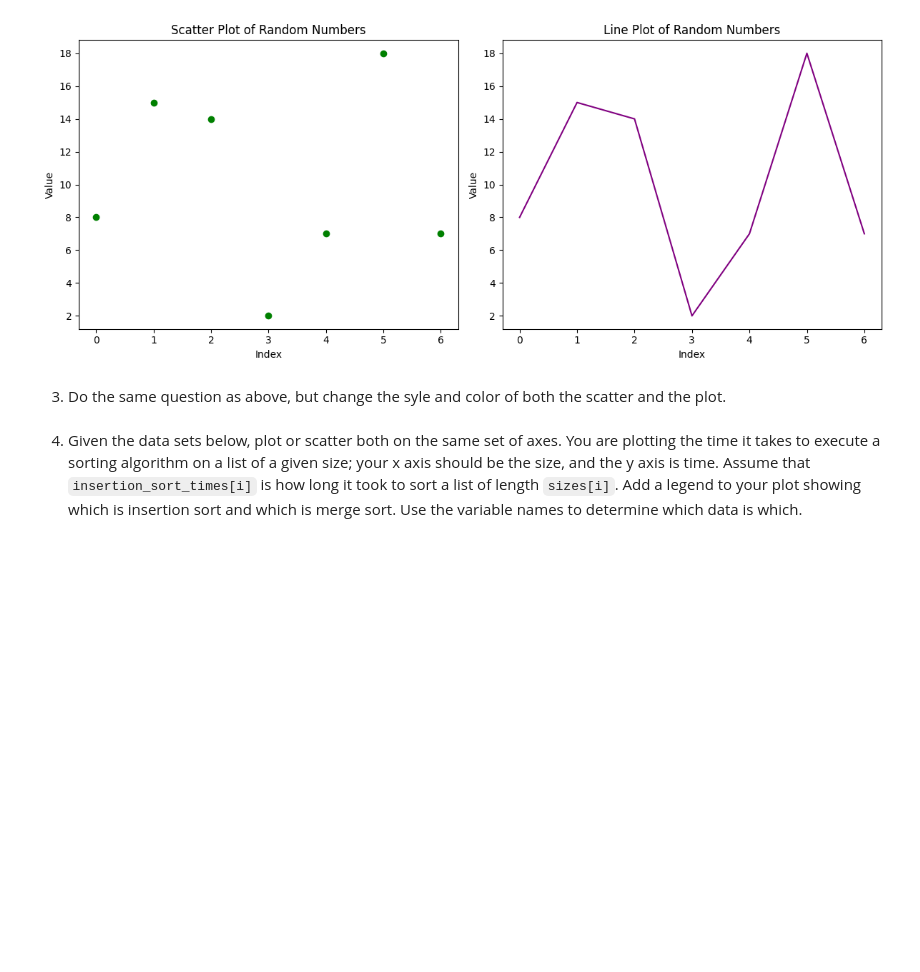
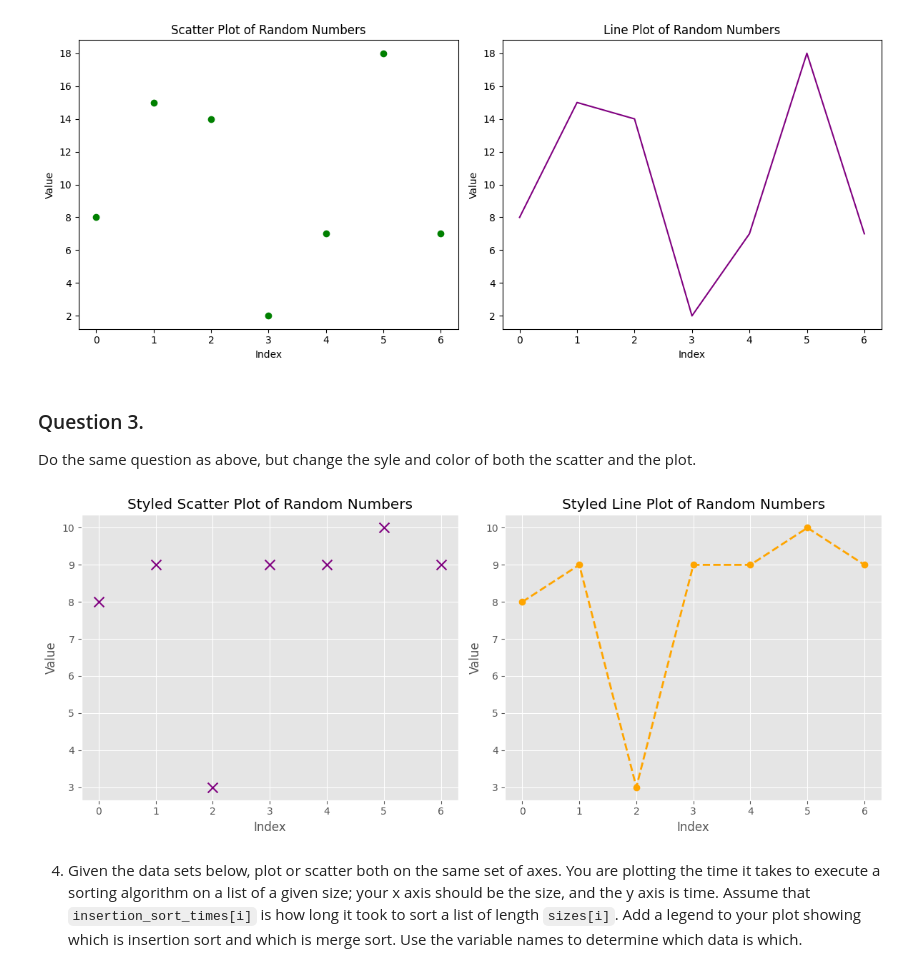
Before and after one commit to S572396/Ruiz, a Jupyter notebook: pyplot3.ipynb, the cells around one changed output. Drawn from its saved outputs; the diff is of its cells as text; code cells hidden in the pictures; blank space fills up the shorter version.

Commit message:
question 3 complete

```diff
--- a/pyplot3.ipynb
+++ b/pyplot3.ipynb
@@ -118,7 +118,39 @@ plt.show()
 # %% [output]
 [figure]
 # %% [markdown]
-3. Do the same question as above, but change the syle and color of both the scatter and the plot.
+### Question 3.
+Do the same question as above, but change the syle and color of both the scatter and the plot.
+# %%
+### Question 3 Answer
+
+import matplotlib.pyplot as plt
+import numpy as np
+
+# A sequence of 5 random integers between 1 and 20
+random_numbers = np.random.randint(1, 21, size=7)
+
+# Set a different style
+plt.style.use('ggplot')
+
+# Plotting with the updated styles and colors
+fig, (ax1, ax2) = plt.subplots(1, 2, figsize=(12, 5))
+
+# Scatter plot with updated color and style
+ax1.scatter(range(len(random_numbers)), random_numbers, color='purple', marker='x', s=100)
+ax1.set_title("Styled Scatter Plot of Random Numbers")
+ax1.set_xlabel("Index")
+ax1.set_ylabel("Value")
+
+# Line plot with updated color and line style
+ax2.plot(range(len(random_numbers)), random_numbers, color='orange', linestyle='--', linewidth=2, marker='o')
+ax2.set_title("Styled Line Plot of Random Numbers")
+ax2.set_xlabel("Index")
+ax2.set_ylabel("Value")
+
+plt.tight_layout()
+plt.show()
+# %% [output]
+[figure, added]
 # %% [markdown]
 4. Given the data sets below, plot or scatter both on the same set of axes.  You are plotting the time it takes to execute a sorting algorithm on a list of a given size; your x axis should be the size, and the y axis is time.  Assume that `insertion_sort_times[i]` is how long it took to sort a list of length `sizes[i]`.  Add a legend to your plot showing which is insertion sort and which is merge sort.  Use the variable names to determine which data is which.
 # %%
```
